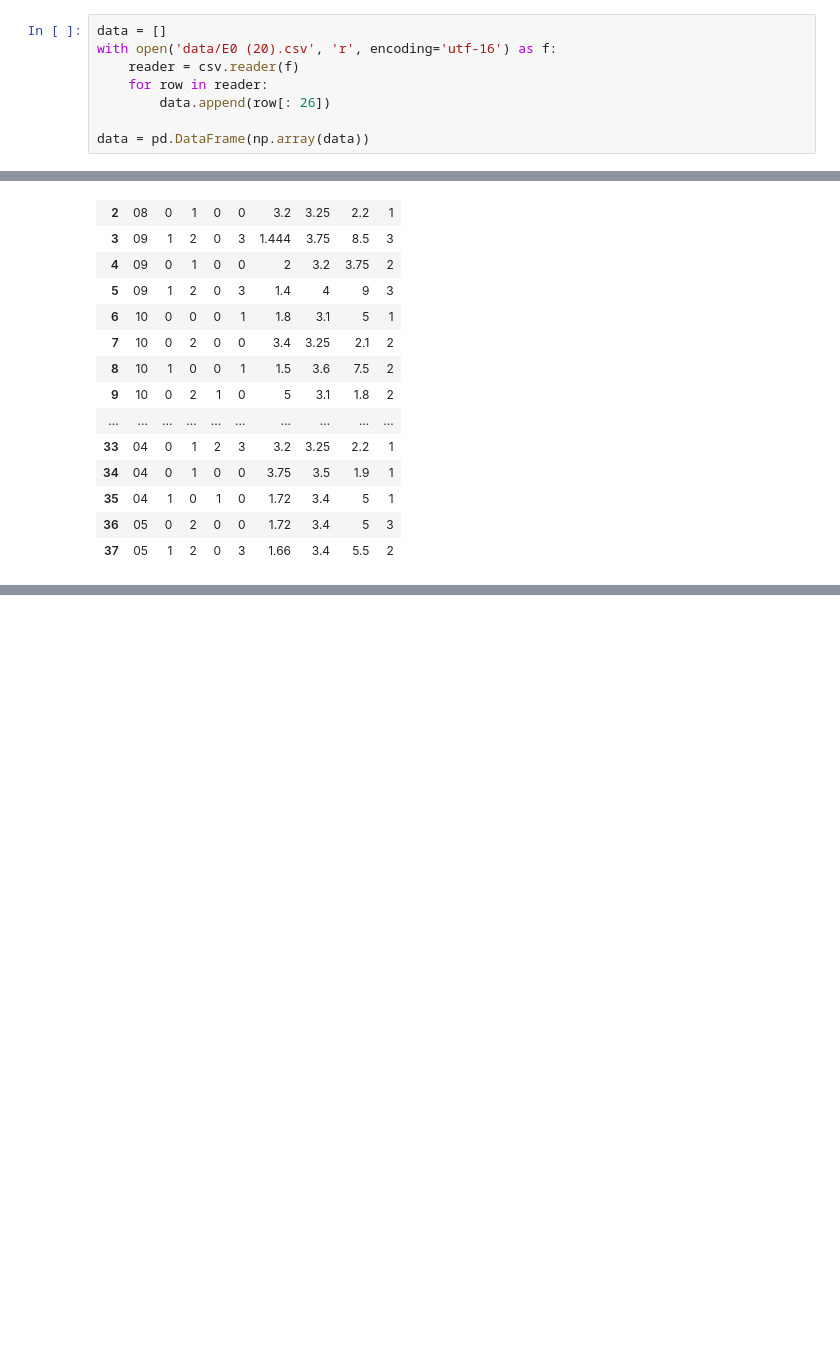
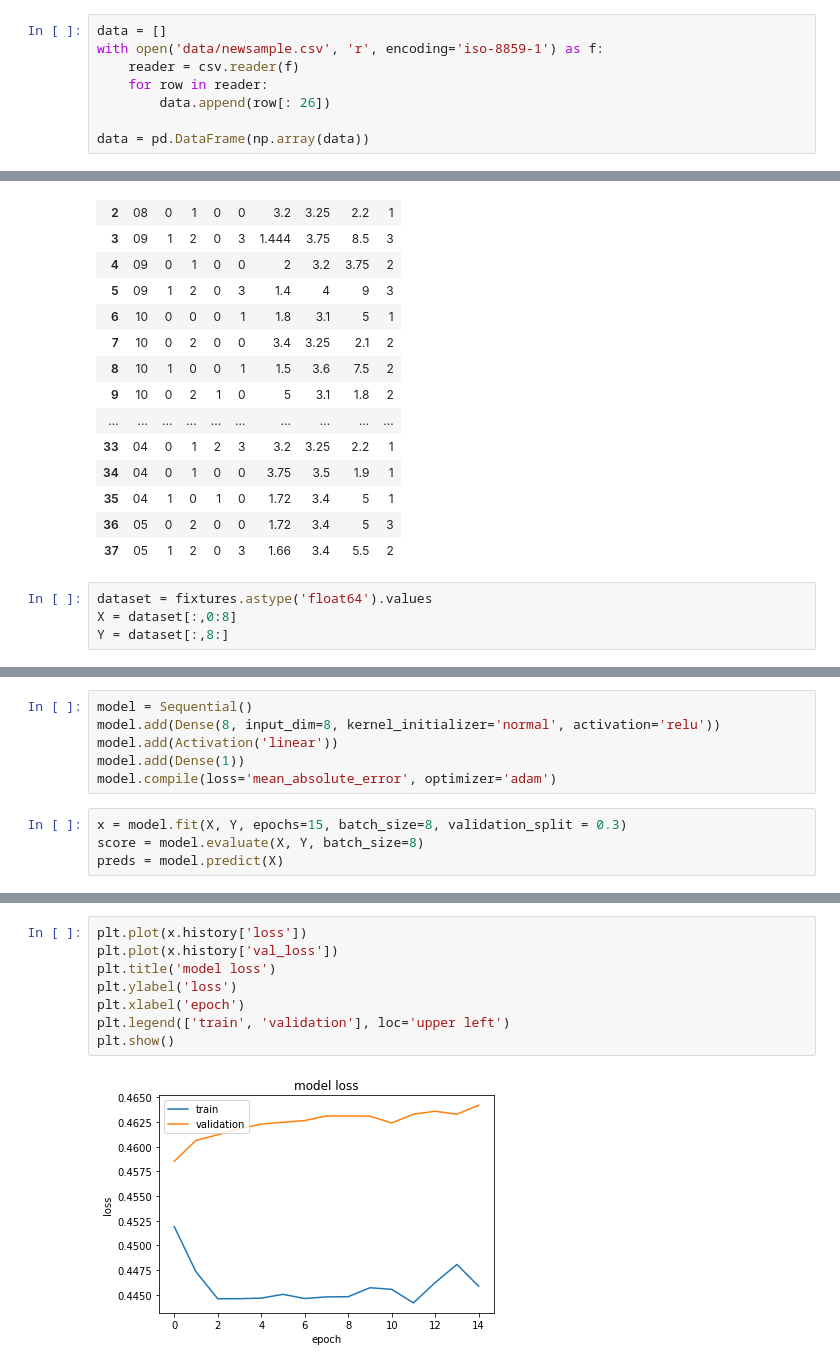
Before and after one commit to ML-Project-2018/my-bet-supremo, a Jupyter notebook: process.ipynb, the cells around one changed output, grey strips where cells are left out. Saved outputs shown, nothing was run; the diff lists cells and outputs as text; blank space fills up the shorter version.

Commit message:
tweaking model

```diff
--- a/process.ipynb
+++ b/process.ipynb
@@ -6,7 +13,7 @@ import matplotlib.pyplot as plt
 import csv
 # %%
 data = []
-with open('data/E0 (20).csv', 'r', encoding='utf-16') as f:
+with open('data/newsample.csv', 'r', encoding='iso-8859-1') as f:
     reader = csv.reader(f)
     for row in reader:
         data.append(row[: 26])
@@ -166,3 +173,7 @@ fixtures
 | 35 | 04 | 1 | 0 | 1 | 0 | 1.72 | 3.4 | 5 | 1 |
 | 36 | 05 | 0 | 2 | 0 | 0 | 1.72 | 3.4 | 5 | 3 |
 | 37 | 05 | 1 | 2 | 0 | 3 | 1.66 | 3.4 | 5.5 | 2 |
+# %%
+dataset = fixtures.astype('float64').values
+X = dataset[:,0:8]
+Y = dataset[:,8:]
@@ -168,0 +198,10 @@ fixtures
+# %%
+model = Sequential()
+model.add(Dense(8, input_dim=8, kernel_initializer='normal', activation='relu'))
+model.add(Activation('linear'))
+model.add(Dense(1))
+model.compile(loss='mean_absolute_error', optimizer='adam')
+# %%
+x = model.fit(X, Y, epochs=15, batch_size=8, validation_split = 0.3)
+score = model.evaluate(X, Y, batch_size=8)
+preds = model.predict(X)
@@ -168,0 +240,10 @@ fixtures
+# %%
+plt.plot(x.history['loss'])
+plt.plot(x.history['val_loss'])
+plt.title('model loss')
+plt.ylabel('loss')
+plt.xlabel('epoch')
+plt.legend(['train', 'validation'], loc='upper left')
+plt.show()
+# %% [output]
+[figure, added]
```
Also changed, not shown: parts of 6 cells of this notebook.
